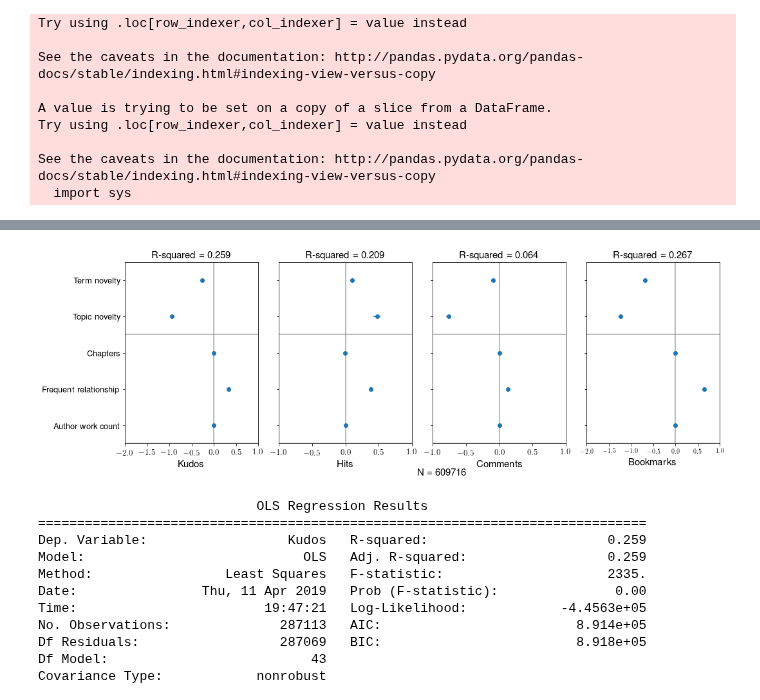
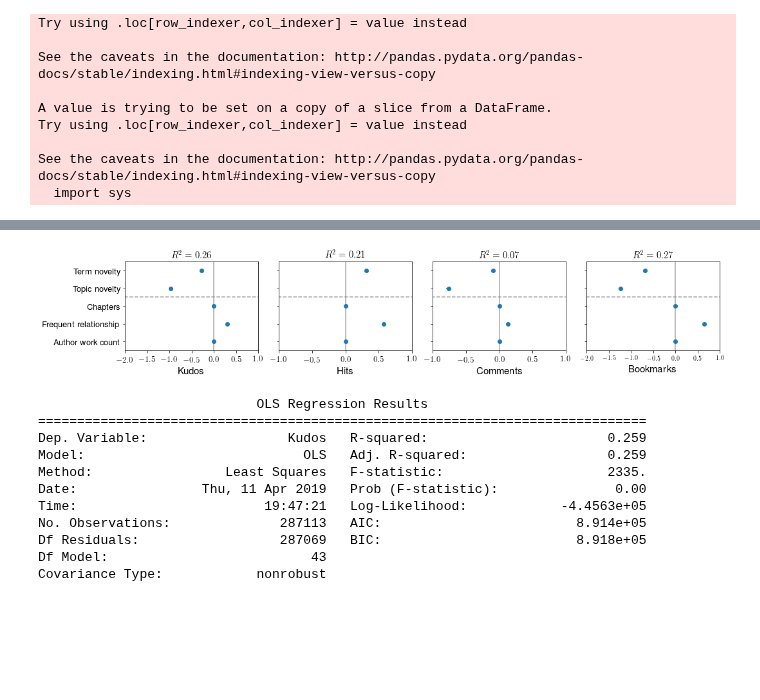
Before and after one commit to yzjing/ao3_old, a Jupyter notebook: exps/20190319_results_generation/2-step_nosq_twoparts.ipynb, the cells around one changed output, grey strips where cells are left out. Cells and saved outputs as stored; diff of their text form; code cells hidden in the pictures; blank space fills up the shorter version.

```diff
--- a/exps/20190319_results_generation/2-step_nosq_twoparts.ipynb
+++ b/exps/20190319_results_generation/2-step_nosq_twoparts.ipynb
@@ -338,19 +336,15 @@ plt.savefig('ols_coefs_full_twoparts.pdf', format='pdf')
 # %%
-fig, ax = plt.subplots(1,4,figsize = (15,5))
+fig, ax = plt.subplots(1,4,figsize = (15,3))
 ax[0].errorbar(kudos_coef[::-1], range(len(kudos_coef)), xerr=kudos_err[::-1] , fmt='o')
 
 ax[0].set_yticks(range(len(kudos_coef)))
 ax[0].set_yticklabels(ylabels)
 ax[0].plot([0 for i in range(len(kudos_coef)+2)], range(-1,len(kudos_coef)+1), c='grey', alpha = 0.7)
-ax[0].plot(range(-8,8), [21.5 for i in range(-8,8)] ,c='grey', alpha = 0.7)
-ax[0].plot(range(-8,8), [25.5 for i in range(-8,8)] ,c='grey', alpha = 0.7)
-ax[0].plot(range(-8,8), [30.5 for i in range(-8,8)] ,c='grey', alpha = 0.7)
-ax[0].plot(range(-8,8), [36.5 for i in range(-8,8)] ,c='grey', alpha = 0.7)
-ax[0].plot(range(-8,8), [39.5 for i in range(-8,8)] ,c='grey', alpha = 0.7)
+ax[0].plot(range(-8,8), [39.5 for i in range(-8,8)] ,c='grey', alpha = 0.7, ls='dashed')
 ax[0].set_ylim(36.5,41.5)
 ax[0].set_xlim(-2,1)
 ax[0].set_xlabel('Kudos', fontsize=15)
-ax[0].set_title('R-squared = 0.259', fontsize=15)
+ax[0].set_title('$R^2 = 0.26$', fontsize=15)
 for tick in ax[0].yaxis.get_major_ticks():
     tick.label.set_fontsize(13)
 for tick in ax[0].xaxis.get_major_ticks():
@@ -360,56 +354,44 @@ ax[1].errorbar(hits_coef[::-1], range(len(hits_err)), xerr=hits_err[::-1], fmt='
 ax[1].set_yticks(range(len(hits_coef)))
 # ax[1].set_yticklabels(ylabels)
 ax[1].plot([0 for i in range(len(hits_coef)+2)], range(-1,len(hits_coef)+1), c='grey', alpha = 0.7)
-ax[1].plot(range(-8,10), [21.5 for i in range(-8,10)] ,c='grey', alpha = 0.7)
-ax[1].plot(range(-8,10), [25.5 for i in range(-8,10)] ,c='grey', alpha = 0.7)
-ax[1].plot(range(-8,10), [30.5 for i in range(-8,10)] ,c='grey', alpha = 0.7)
-ax[1].plot(range(-8,10), [36.5 for i in range(-8,10)] ,c='grey', alpha = 0.7)
-ax[1].plot(range(-8,10), [39.5 for i in range(-8,10)] ,c='grey', alpha = 0.7)
+ax[1].plot(range(-8,10), [39.5 for i in range(-8,10)] ,c='grey', alpha = 0.7, ls='dashed')
 ax[1].set_ylim(36.5,41.5)
 ax[1].set_xlim(-1,1)
 ax[1].set_yticklabels([])
-ax[1].set_title('R-squared = 0.209', fontsize=15)
+ax[1].set_title('$R^2 = 0.21$', fontsize=15)
 ax[1].set_xlabel('Hits', fontsize=15)
 for tick in ax[1].xaxis.get_major_ticks():
     tick.label.set_fontsize(13)
 
 ax[2].errorbar(comments_coef[::-1], range(len(comments_err)), xerr=comments_err[::-1], fmt='o')
 ax[2].set_yticks(range(len(comments_coef)))
 ax[2].plot([0 for i in range(len(comments_coef)+2)], range(-1,len(comments_coef)+1), c='grey', alpha = 0.7)
-ax[2].plot(range(-8,8), [21.5 for i in range(-8,8)] ,c='grey', alpha = 0.7)
-ax[2].plot(range(-8,8), [25.5 for i in range(-8,8)] ,c='grey', alpha = 0.7)
-ax[2].plot(range(-8,8), [30.5 for i in range(-8,8)] ,c='grey', alpha = 0.7)
-ax[2].plot(range(-8,8), [36.5 for i in range(-8,8)] ,c='grey', alpha = 0.7)
-ax[2].plot(range(-8,8), [39.5 for i in range(-8,8)] ,c='grey', alpha = 0.7)
+ax[2].plot(range(-8,8), [39.5 for i in range(-8,8)] ,c='grey', alpha = 0.7, ls='dashed')
 ax[2].set_ylim(36.5,41.5)
 ax[2].set_xlim(-1,1)
 ax[2].set_yticklabels([])
-ax[2].set_title('R-squared = 0.064', fontsize=15)
+ax[2].set_title('$R^2 = 0.07$', fontsize=15)
 ax[2].set_xlabel('Comments', fontsize=15)
 for tick in ax[2].xaxis.get_major_ticks():
     tick.label.set_fontsize(13)
 
 ax[3].errorbar(bookmarks_coef[::-1], range(len(bookmarks_err)), xerr=bookmarks_err[::-1], fmt='o')
 ax[3].set_yticks(range(len(bookmarks_coef)))
 ax[3].plot([0 for i in range(len(bookmarks_coef)+2)], range(-1,len(bookmarks_coef)+1), c='grey', alpha = 0.7)
-ax[3].plot(range(-8,8), [21.5 for i in range(-8,8)] ,c='grey', alpha = 0.7)
-ax[3].plot(range(-8,8), [25.5 for i in range(-8,8)] ,c='grey', alpha = 0.7)
-ax[3].plot(range(-8,8), [30.5 for i in range(-8,8)] ,c='grey', alpha = 0.7)
-ax[3].plot(range(-8,8), [36.5 for i in range(-8,8)] ,c='grey', alpha = 0.7)
-ax[3].plot(range(-8,8), [39.5 for i in range(-8,8)] ,c='grey', alpha = 0.7)
+ax[3].plot(range(-8,8), [39.5 for i in range(-8,8)] ,c='grey', alpha = 0.7, ls='dashed')
 ax[3].set_ylim(36.5,41.5)
 ax[3].set_xlim(-2,1)
 ax[3].set_yticklabels([])
-ax[3].set_title('R-squared = 0.267', fontsize=15)
+ax[3].set_title('$R^2 = 0.27$', fontsize=15)
 ax[3].set_xlabel('Bookmarks', fontsize=15)
 for tick in ax[2].xaxis.get_major_ticks():
     tick.label.set_fontsize(13)
 
-fig.text(0.55, 0.001, 'N = 609716', fontsize = 15)
+# fig.text(0.55, 0.001, 'N = 609716', fontsize = 15)
 plt.tight_layout()
 plt.savefig('ols_coefs_partial_twoparts_nosq.pdf', format='pdf')
 # %% [output]
-[figure, old version]
+[figure, new version]
 # %%
 print(kudos_model.summary())
 # %% [output]
```
Also changed, not shown: parts of 6 cells of this notebook, 19 other files.
